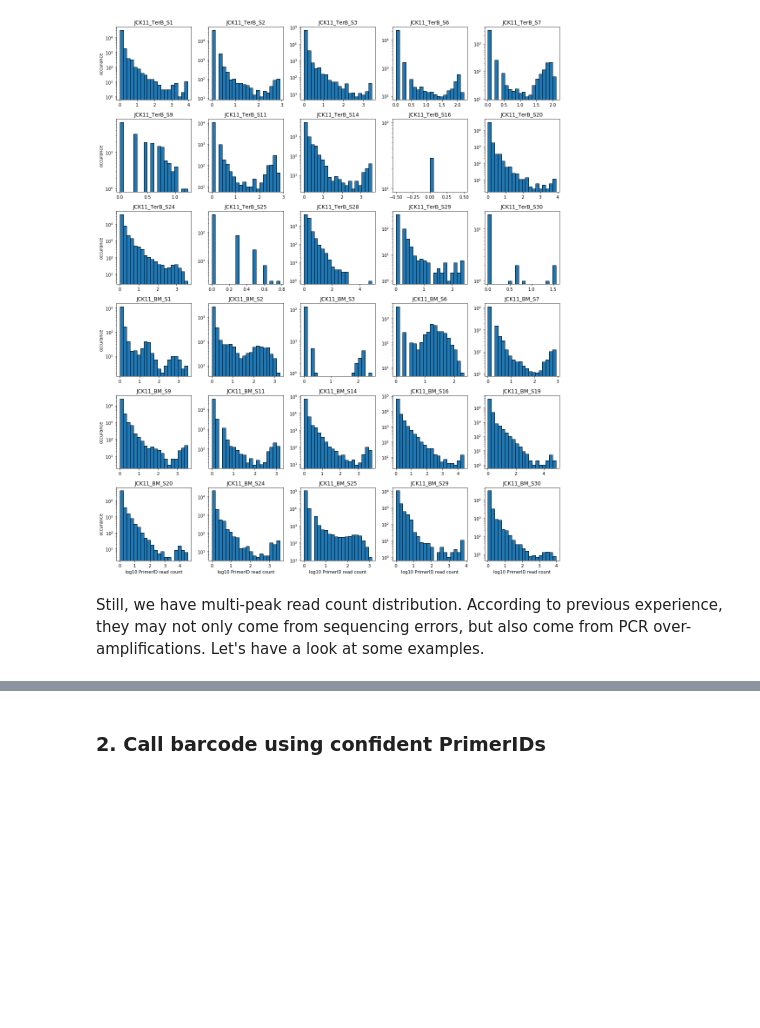
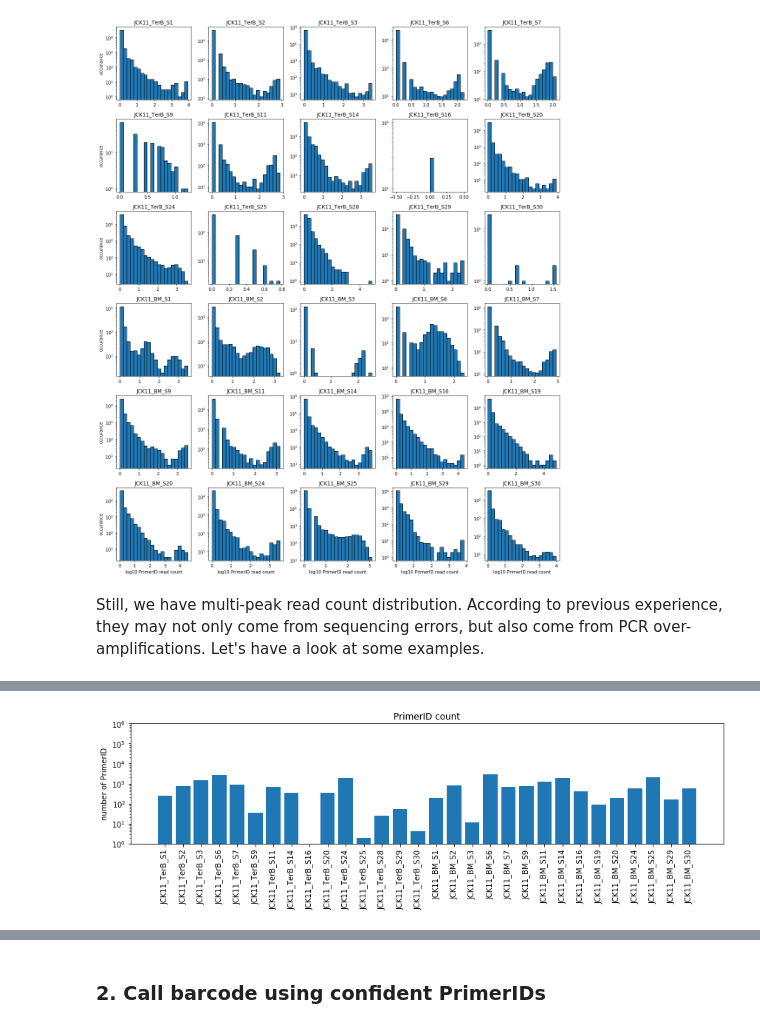
Before and after one commit to Tian-hao/Barcode_NK, a Jupyter notebook: reanalysis.ipynb, the cells around one changed output, grey strips where cells are left out. Cells and saved outputs as stored; diff of their text form; code cells hidden in the pictures; blank space fills up the shorter version.

```diff
--- a/reanalysis.ipynb
+++ b/reanalysis.ipynb
@@ -1077,0 +1139,17 @@ Still, we have multi-peak read count distribution. According to previous experie
+# %%
+pidcountlist = []
+for sample in s6list:
+    countlist = list(p6dict[sample].values())
+    pidcount = len([x for x in countlist if x > t6dict[sample]])
+    pidcountlist.append(pidcount)
+plt.figure(figsize=(12,4))
+plt.bar(s6list,pidcountlist)
+plt.yscale('log')
+plt.title('PrimerID count')
+plt.xticks(rotation=90)
+plt.ylabel('number of PrimerID')
+plt.ylim([1e0,1e6])
+plt.tight_layout()
+plt.savefig('PrimerID_count_batch6.png',dpi=600)
+# %% [output]
+[figure, added]
```
Also changed, not shown: parts of 91 cells of this notebook.
